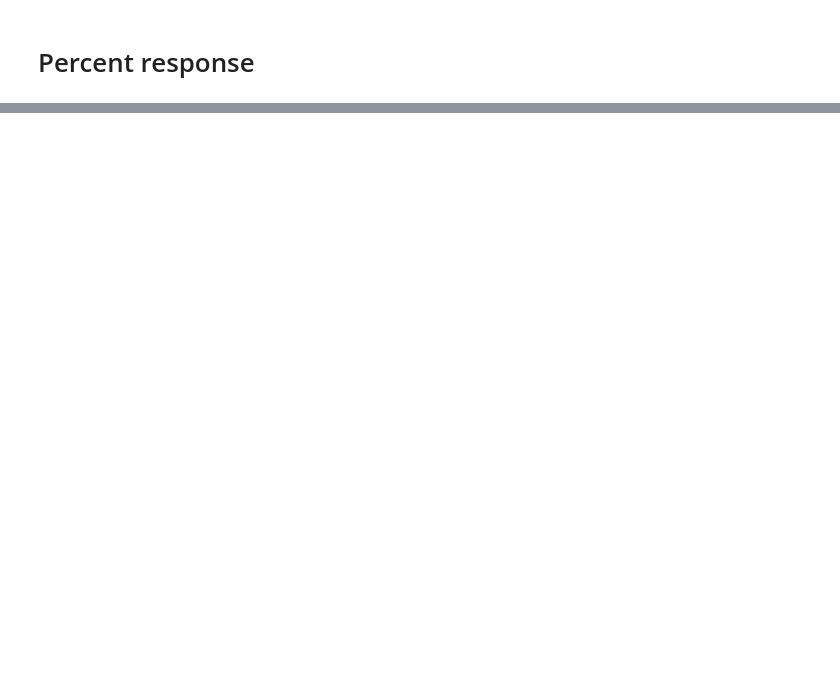
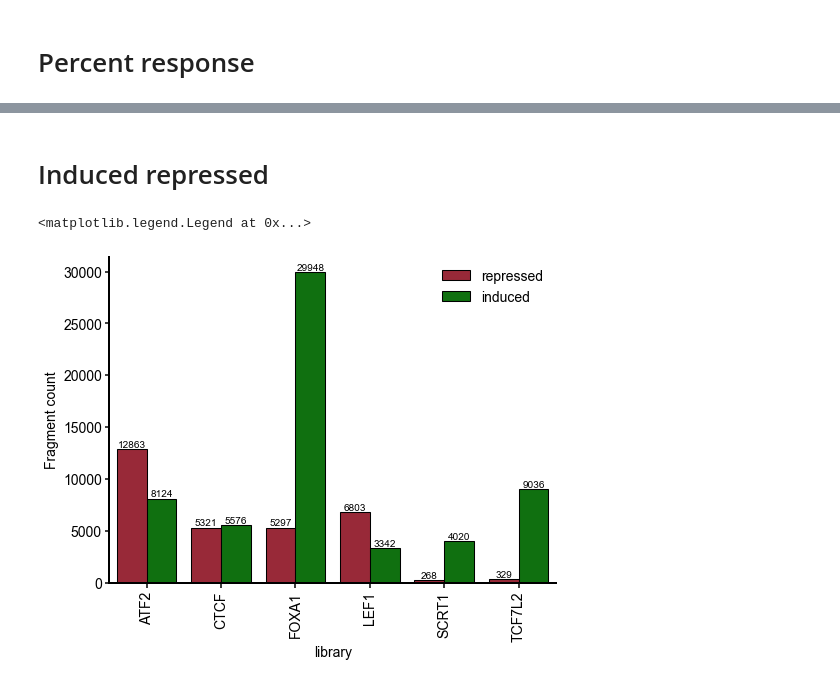
Before and after one commit to deeprob/starrseq_results, a Jupyter notebook: 2_categorize_fragments_on_activity/notebooks/3_percent_response.ipynb, the cells around one changed output, grey strips where cells are left out. Cells and saved outputs as stored; diff of their text form; code cells hidden in the pictures; blank space fills up the shorter version.

```diff
--- a/2_categorize_fragments_on_activity/notebooks/3_percent_response.ipynb
+++ b/2_categorize_fragments_on_activity/notebooks/3_percent_response.ipynb
@@ -70,3 +88,27 @@ axes.set_ylabel(f"% Response");
 # %%
 save_file = "../data/figures/percent_response.pdf"
 save_pdf(save_file, fig)
+# %% [markdown]
+# Induced repressed
+# %%
+induced_repressed_df = df.loc[df.library!="16P12_1", ["library", "repressed", "induced"]]
+# %%
+plot_df = induced_repressed_df.melt(id_vars=["library"], value_vars=["repressed", "induced"], var_name="Response type", value_name="Fragment count")
+# %%
+fig, axes = plt.subplots(figsize=(8,6))
+
+g = sns.barplot(
+    data=plot_df, x="library", y="Fragment count",
+    hue="Response type", palette=["#ab162a", "green"], hue_order=["repressed", "induced"],  #
+    log=False, ax=axes, edgecolor="k", linewidth=1.05)
+
+g.axes.set_xticklabels(g.axes.get_xticklabels(), rotation=90)
+
+for i in g.containers:
+    g.bar_label(i,fontsize=10);
+
+axes.spines[["right", "top"]].set_visible(False)
+axes.legend(frameon=False)
+# %% [output]
+<matplotlib.legend.Legend at 0x...>
+[figure, added]
```
Also changed, not shown: parts of 3 cells of this notebook, 2 other files.
